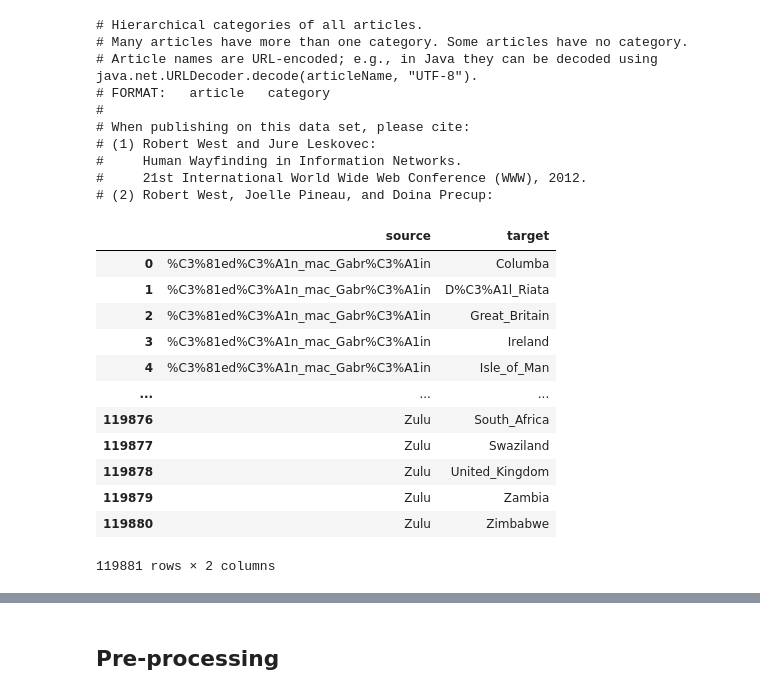
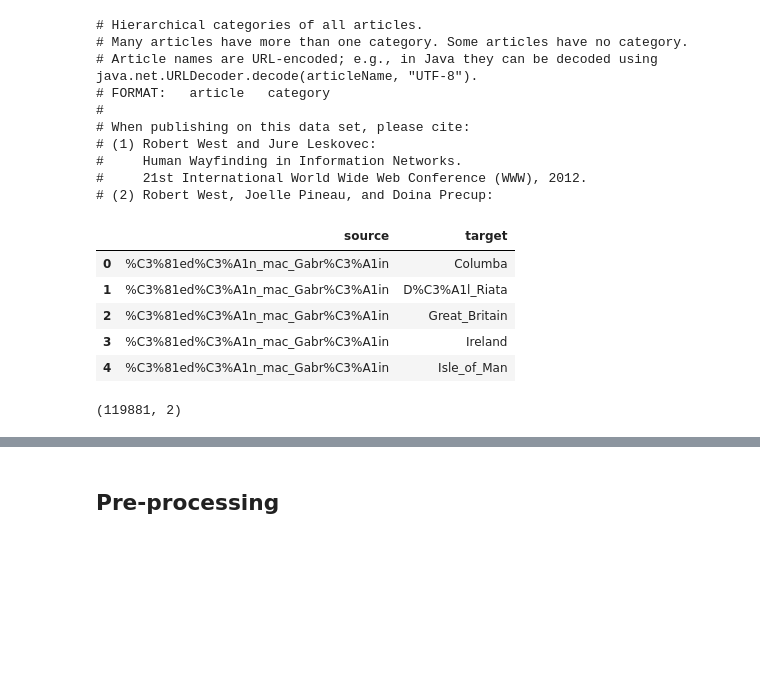
Before and after one commit to epfl-ada/ada-2023-project-epfldatadynamos, a Jupyter notebook: preliminary_analysis.ipynb, the cells around one changed output, grey strips where cells are left out. Drawn from its saved outputs; the diff is of its cells as text; code cells hidden in the pictures; blank space fills up the shorter version.

```diff
--- a/preliminary_analysis.ipynb
+++ b/preliminary_analysis.ipynb
@@ -48,22 +48,17 @@ def read_tsv(file_name, names=None):
                            delimiter='\t', comment='#', header=0, names=names)
 # %%
 link_network = read_tsv('links', names=['source', 'target'])
-link_network
+display(link_network.head(5))
+link_network.shape
 
 # link_network = link_network.applymap(urllib.parse.unquote_plus).copy()
 # %% [output]
 |  | source | target |
 | 0 | %C3%81ed%C3%A1n_mac_Gabr%C3%A1in | Columba |
 | 1 | %C3%81ed%C3%A1n_mac_Gabr%C3%A1in | D%C3%A1l_Riata |
 | 2 | %C3%81ed%C3%A1n_mac_Gabr%C3%A1in | Great_Britain |
 | 3 | %C3%81ed%C3%A1n_mac_Gabr%C3%A1in | Ireland |
 | 4 | %C3%81ed%C3%A1n_mac_Gabr%C3%A1in | Isle_of_Man |
-| ... | ... | ... |
-| 119876 | Zulu | South_Africa |
-| 119877 | Zulu | Swaziland |
-| 119878 | Zulu | United_Kingdom |
-| 119879 | Zulu | Zambia |
-| 119880 | Zulu | Zimbabwe |
-119881 rows × 2 columns
+(119881, 2)
 # %%
 categories = read_tsv('categories')
```
Also changed, not shown: parts of 23 cells of this notebook, 3 other files.
